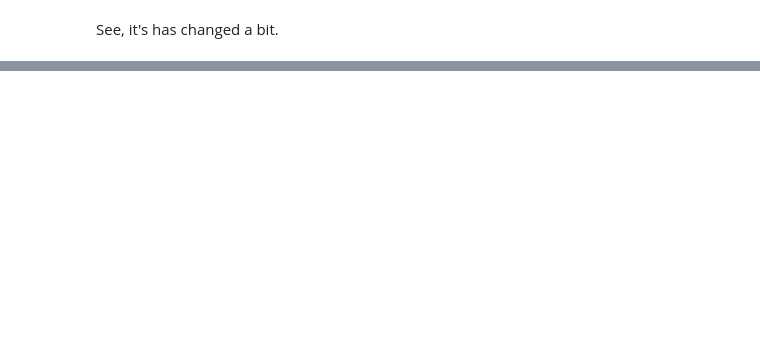
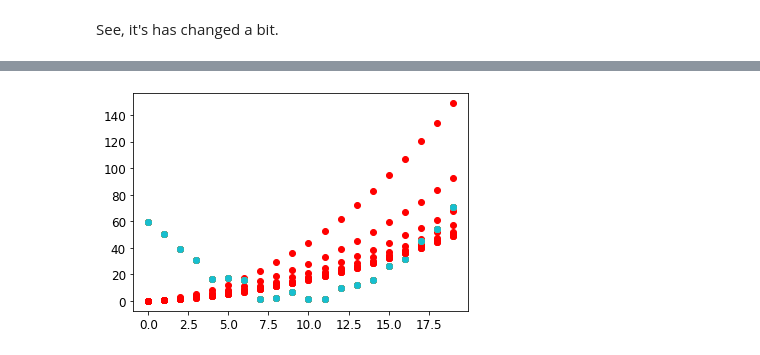
Before and after one commit to arunoda/fastai-v4, a Jupyter notebook: 04.3.sgd.ipynb, the cells around one changed output, grey strips where cells are left out. Cells and saved outputs as stored; diff of their text form; code cells hidden in the pictures; blank space fills up the shorter version.

```diff
--- a/04.3.sgd.ipynb
+++ b/04.3.sgd.ipynb
@@ -124,5 +124,5 @@ def mse():
 # %%
 ## get the loss
-loss = mse()
+loss = mse(preds)
 loss
 # %% [output]
@@ -174,2 +174,25 @@ viz_pred()
 # %% [markdown]
 See, it's has changed a bit.
+# %%
+## Let's reset the above change and it should not affect our gradient calculation process.
+tsr_params.grad = None
+# %%
+
+## Let's create a function to rerun this with a single command:
+def run_cycle(lr = 1e-5, log=False, print_loss=False):
+    if log: print('')
+    if log: print(f'params: {tsr_params}')
+    preds = f(x, tsr_params)
+    if log: print(f'preds: {preds}')
+    loss = mse(preds)
+    if log or print_loss: print(f'Loss: {loss}')
+    loss.backward()
+    if log: print(f'grad: {tsr_params.grad}')
+    tsr_params.data -= tsr_params.grad.clone() * lr
+    if log: print(f'params after: {tsr_params}')
+    tsr_params.grad = None
+    viz_pred(x, y, preds)
+# %%
+for i in range(10):
+    run_cycle(1e-5, print_loss=True)
+# %% [output]
@@ -175,0 +209 @@ See, it's has changed a bit.
+[figure, added]
```
Also changed, not shown: parts of 16 cells of this notebook.
